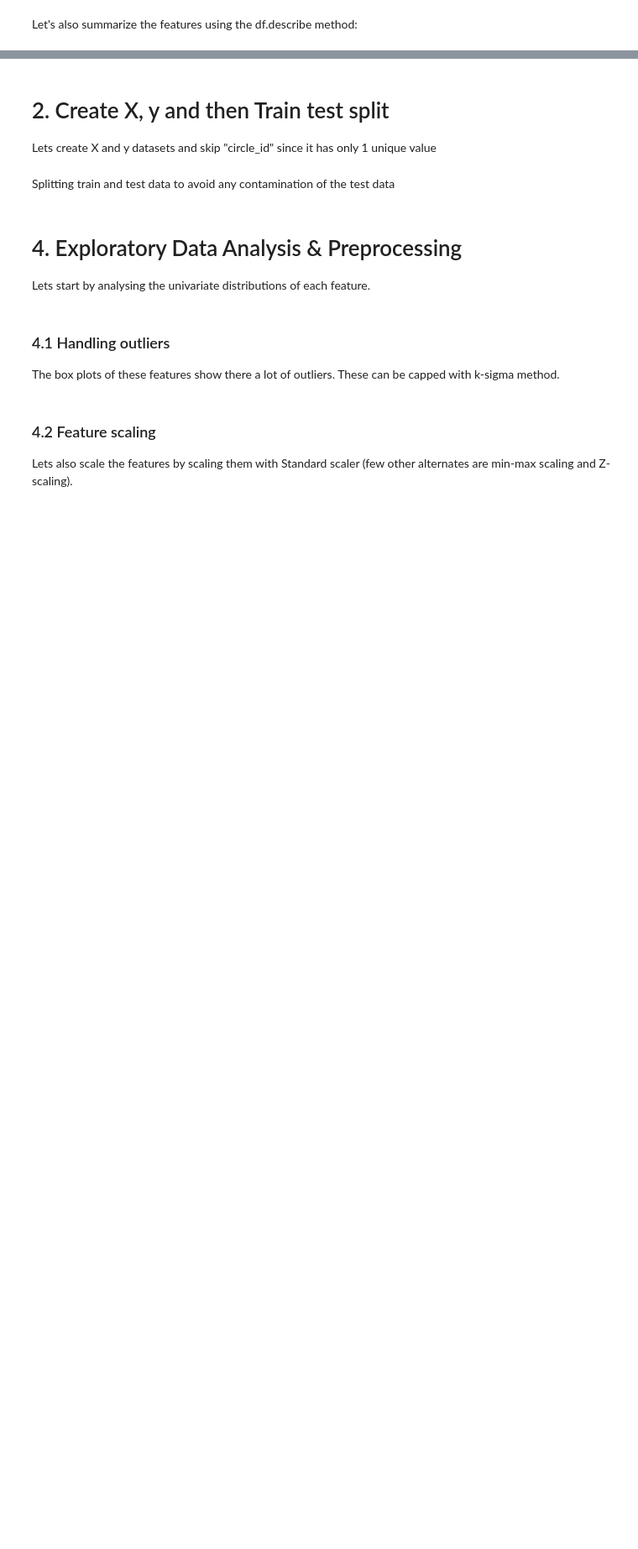
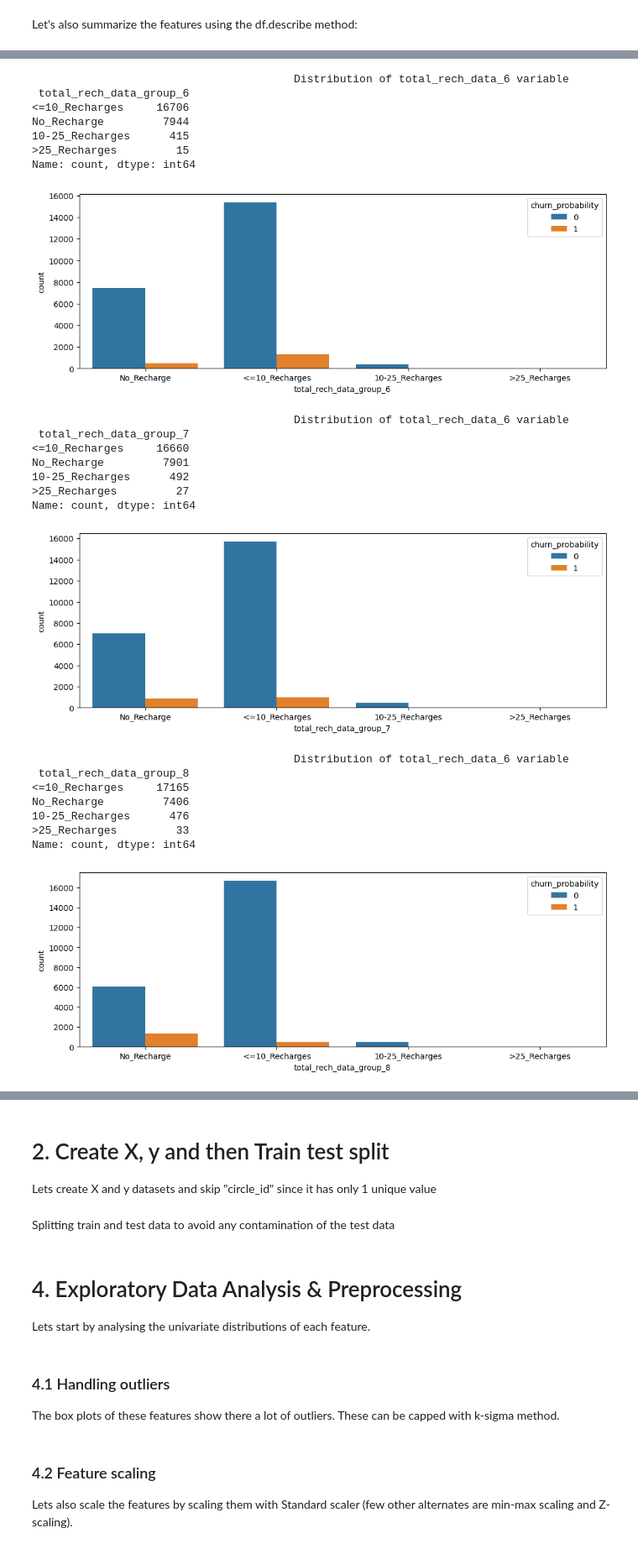
Before and after one commit to Anki0812/Telecom_Churn, a Jupyter notebook: ankita-mayur_V10.ipynb, the cells around one changed output, grey strips where cells are left out. Shown at 84% size. Cells and saved outputs as stored; diff of their text form; code cells hidden in the pictures; blank space fills up the shorter version.

Commit message:
added eda and cleaining data

```diff
--- a/ankita-mayur_V10.ipynb
+++ b/ankita-mayur_V10.ipynb
@@ -295,0 +511,3 @@ filtered_data.isnull().sum()
+# %%
+data.drop(['night_pck_user_6','night_pck_user_7','night_pck_user_8'],
+                  axis=1, inplace=True)
@@ -395,0 +797,10 @@ data.describe(include="all")
+# %%
+# selecting columns based on isd calls in month 6,7,8
+all_isd_mou=[]
+for c in column:
+  if c.startswith('isd'):
+    all_isd_mou.append(c)
+  else:
+    pass
+
+all_isd_mou
@@ -395,0 +809,4 @@ data.describe(include="all")
+# %%
+# Creating the mou for all isd calls
+data['total_isd_mou'] = data[all_isd_mou].sum(axis=1)
+data['total_isd_mou'].head()
@@ -395,0 +840,11 @@ data.describe(include="all")
+# %%
+data['total_rech_data_group_6']=pd.cut(data['total_rech_data_6'],[-1,0,10,25,100],labels=["No_Recharge","<=10_Recharges","10-25_Recharges",">25_Recharges"])
+data['total_rech_data_group_7']=pd.cut(data['total_rech_data_7'],[-1,0,10,25,100],labels=["No_Recharge","<=10_Recharges","10-25_Recharges",">25_Recharges"])
+data['total_rech_data_group_8']=pd.cut(data['total_rech_data_8'],[-1,0,10,25,100],labels=["No_Recharge","<=10_Recharges","10-25_Recharges",">25_Recharges"])
+
+data['total_rech_num_group_6']=pd.cut(data['total_rech_num_6'],[-1,0,10,25,1000],labels=["No_Recharge","<=10_Recharges","10-25_Recharges",">25_Recharges"])
+data['total_rech_num_group_7']=pd.cut(data['total_rech_num_7'],[-1,0,10,25,1000],labels=["No_Recharge","<=10_Recharges","10-25_Recharges",">25_Recharges"])
+data['total_rech_num_group_8']=pd.cut(data['total_rech_num_8'],[-1,0,10,25,1000],labels=["No_Recharge","<=10_Recharges","10-25_Recharges",">25_Recharges"])
+
+data[['total_rech_data_6','total_rech_data_group_6','total_rech_data_7','total_rech_data_group_7','total_rech_data_8','total_rech_data_group_8',
+              'total_rech_num_6','total_rech_num_group_6','total_rech_num_7','total_rech_num_group_7','total_rech_num_8','total_rech_num_group_8']].head()
@@ -395,0 +858,42 @@ data.describe(include="all")
+# %%
+# Plotting the results
+
+plt.figure(figsize=[12,4])
+sns.countplot(data=data,x="total_rech_data_group_6",hue="churn_probability")
+print("\t\t\t\t\tDistribution of total_rech_data_6 variable\n",data['total_rech_data_group_6'].value_counts())
+plt.show()
+print("\n\n")
+plt.figure(figsize=[12,4])
+sns.countplot(data=data,x="total_rech_data_group_7",hue="churn_probability")
+print("\t\t\t\t\tDistribution of total_rech_data_6 variable\n",data['total_rech_data_group_7'].value_counts())
+plt.show("\n\n")
+print()
+plt.figure(figsize=[12,4])
+sns.countplot(data=data,x="total_rech_data_group_8",hue="churn_probability")
+print("\t\t\t\t\tDistribution of total_rech_data_6 variable\n",data['total_rech_data_group_8'].value_counts())
+plt.show()
+# %% [output]
+                                        Distribution of total_rech_data_6 variable
+ total_rech_data_group_6
+<=10_Recharges     16706
+No_Recharge         7944
+10-25_Recharges      415
+>25_Recharges         15
+Name: count, dtype: int64
+[figure, added]
+                                        Distribution of total_rech_data_6 variable
+ total_rech_data_group_7
+<=10_Recharges     16660
+No_Recharge         7901
+10-25_Recharges      492
+>25_Recharges         27
+Name: count, dtype: int64
+[figure, added]
+                                        Distribution of total_rech_data_6 variable
+ total_rech_data_group_8
+<=10_Recharges     17165
+No_Recharge         7406
+10-25_Recharges      476
+>25_Recharges         33
+Name: count, dtype: int64
+[figure, added]
```
Also changed, not shown: parts of 59 cells of this notebook.
